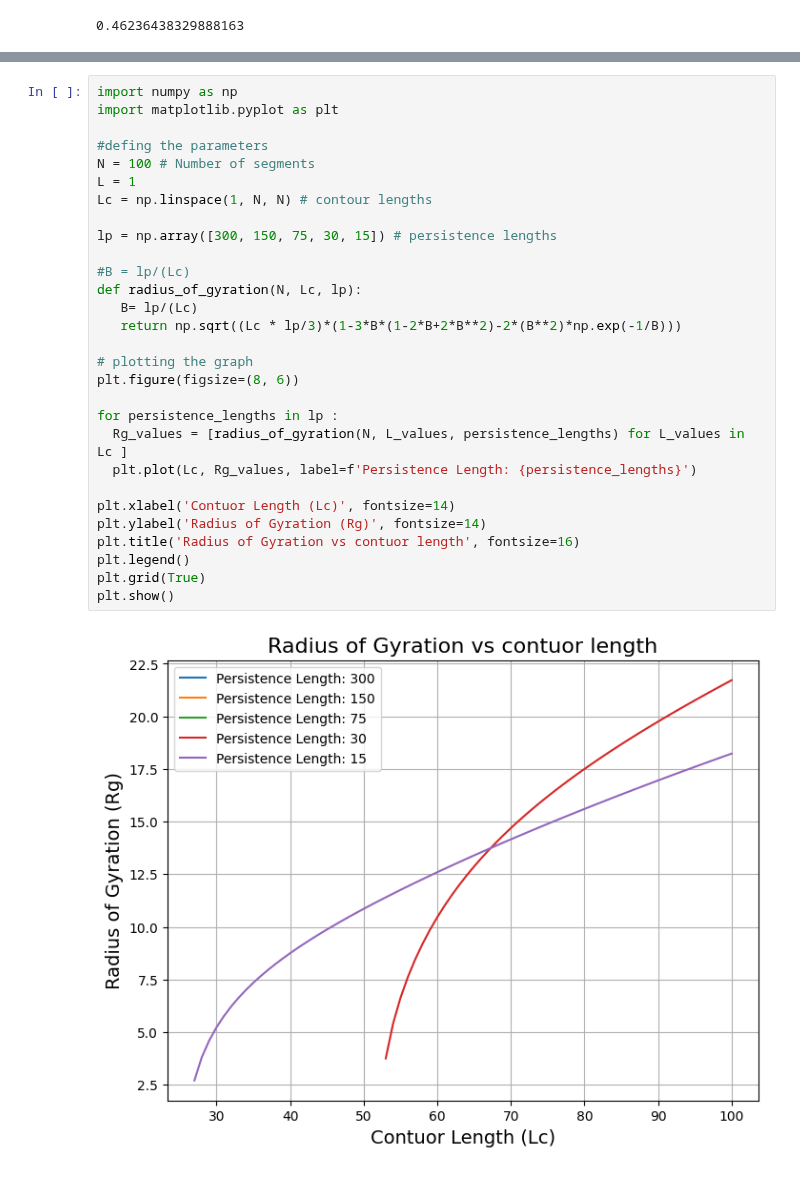
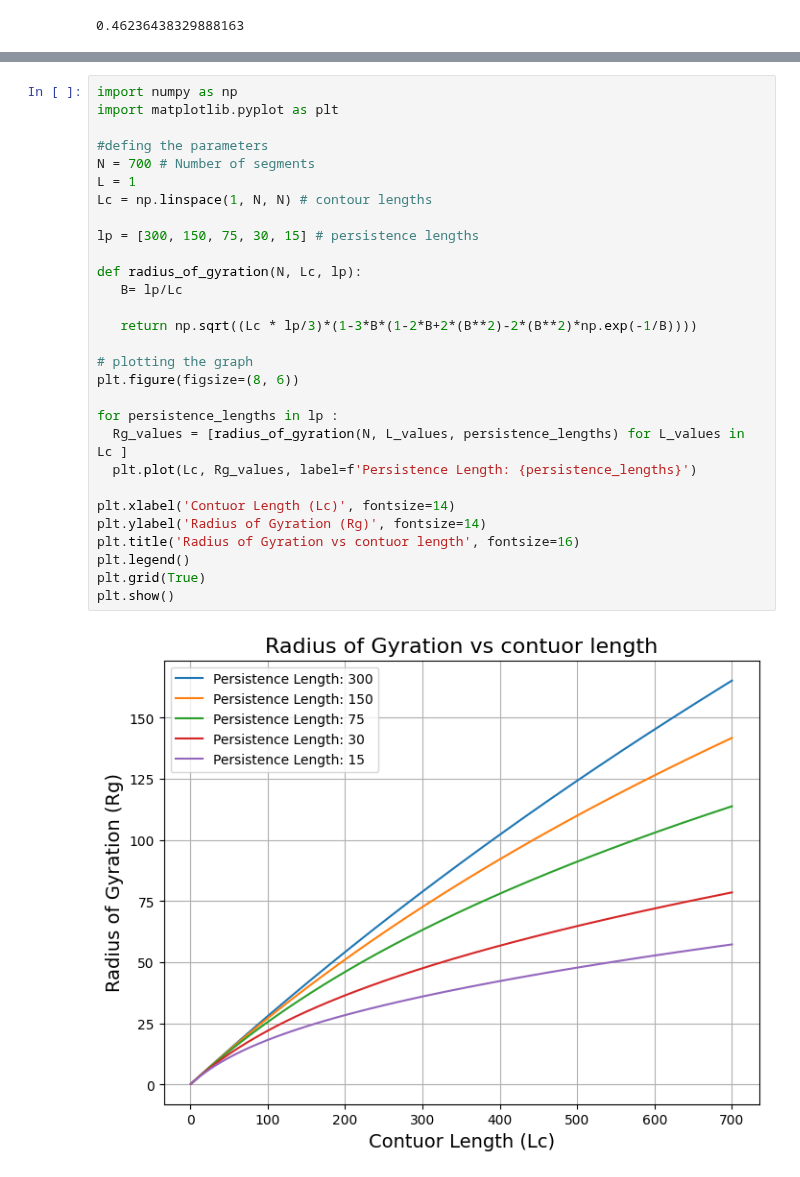
Before and after one commit to B-hub-hue/Python.exam_polymer, a Jupyter notebook: Python_exam_py.ipynb, the cells around one changed output, grey strips where cells are left out. Cells and saved outputs as stored; diff of their text form.

```diff
--- a/Python_exam_py.ipynb
+++ b/Python_exam_py.ipynb
@@ -197,31 +197,31 @@ plt.show()
 # %%
 import numpy as np
 import matplotlib.pyplot as plt
 
 #defing the parameters
-N = 100 # Number of segments
+N = 700 # Number of segments
 L = 1
 Lc = np.linspace(1, N, N) # contour lengths
 
-lp = np.array([300, 150, 75, 30, 15]) # persistence lengths
+lp = [300, 150, 75, 30, 15] # persistence lengths
 
-#B = lp/(Lc)
 def radius_of_gyration(N, Lc, lp):
-   B= lp/(Lc)
-   return np.sqrt((Lc * lp/3)*(1-3*B*(1-2*B+2*B**2)-2*(B**2)*np.exp(-1/B)))
+   B= lp/Lc
+
+   return np.sqrt((Lc * lp/3)*(1-3*B*(1-2*B+2*(B**2)-2*(B**2)*np.exp(-1/B))))
 
 # plotting the graph
 plt.figure(figsize=(8, 6))
 
 for persistence_lengths in lp :
   Rg_values = [radius_of_gyration(N, L_values, persistence_lengths) for L_values in Lc ]
   plt.plot(Lc, Rg_values, label=f'Persistence Length: {persistence_lengths}')
 
 plt.xlabel('Contuor Length (Lc)', fontsize=14)
 plt.ylabel('Radius of Gyration (Rg)', fontsize=14)
 plt.title('Radius of Gyration vs contuor length', fontsize=16)
 plt.legend()
 plt.grid(True)
 plt.show()
 # %% [output]
-[figure, old version]
+[figure, new version]
```
Also changed, not shown: parts of 1 cell of this notebook.
